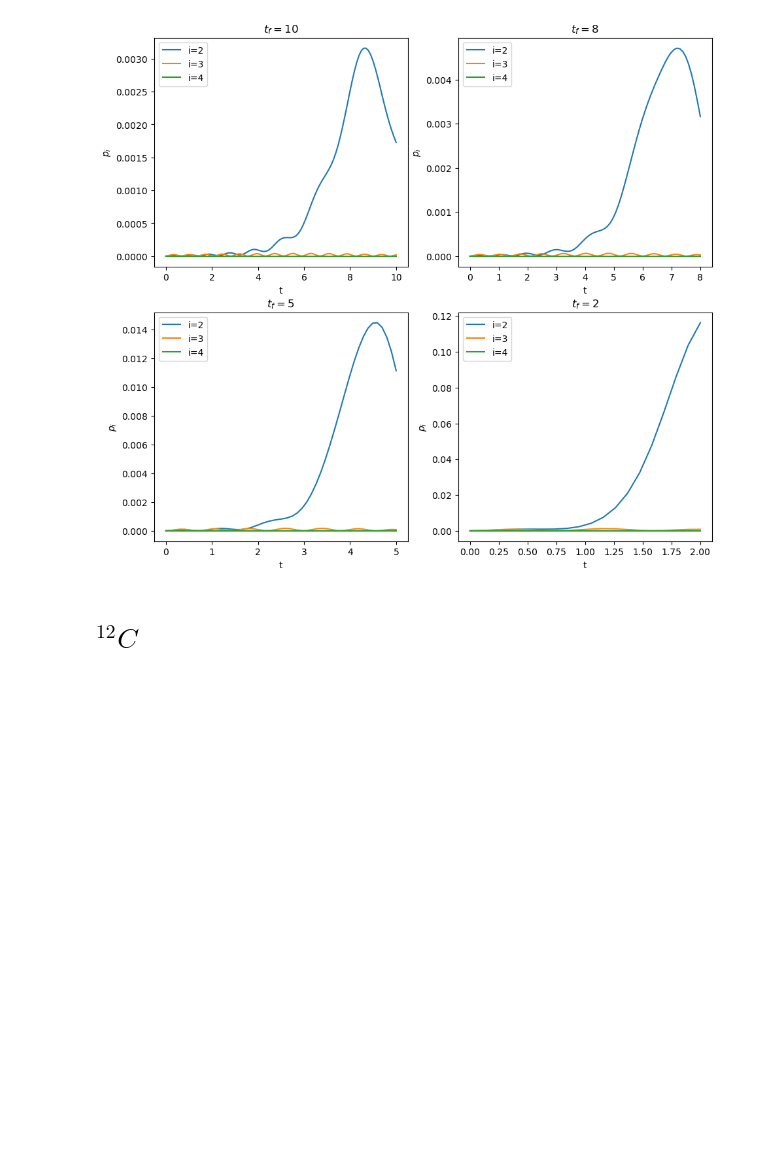
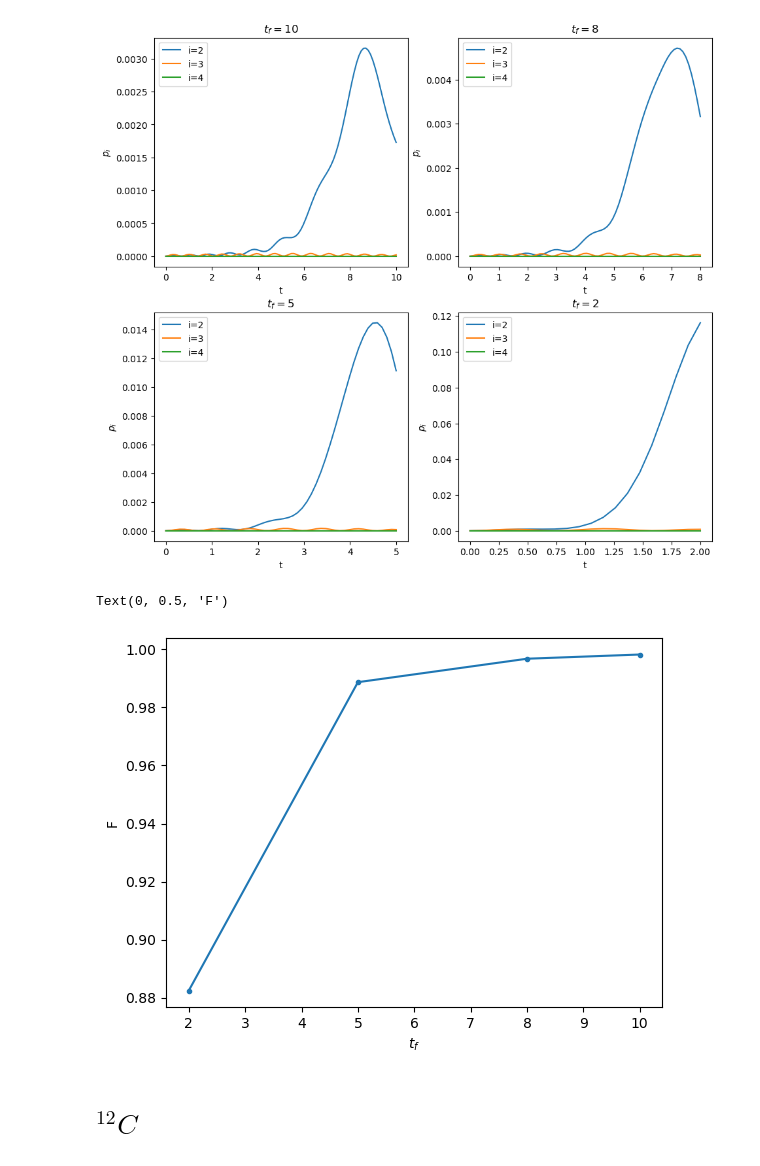
Before and after one commit to albertmolinaa/Quantum-Annealing-TFG, a Jupyter notebook: QuantumAnnealning_Albert.ipynb, the cells around one changed output. Cells and saved outputs as stored; diff of their text form; code cells hidden in the pictures; blank space fills up the shorter version.

```diff
--- a/QuantumAnnealning_Albert.ipynb
+++ b/QuantumAnnealning_Albert.ipynb
@@ -674,7 +698,7 @@ twobody_dict_twelve, _ = get_twobody_nuclearshell_model(file_name=p_shell)
 NSM_H_twelve.get_twobody_interaction(twobody_dict_twelve)
 NSM_H_twelve.get_hamiltonian() # Now we have the Target Hamiltonian ready
 
-egs_twelve, psigs = NSM_H_twelve.get_spectrum(n_states=1) # just the ground state (energy in MeV's)
+egs_twelve, psigs_twelve = NSM_H_twelve.get_spectrum(n_states=1) # just the ground state (energy in MeV's)
 print(f'GS energy = {egs_twelve[0]:.5} MeV')
 print(NSM_H_twelve.hamiltonian)
 # %% [output]
@@ -748,6 +775,7 @@ for i, t in enumerate(time10):
     prob_twelvearr.append(prob_twelve)
 prob_twelvearr10 = np.asarray(prob_twelvearr)
 spectrum_arr_twelve10 = np.asarray(spectrum_t_twelve)
+psigs_twelve10 = psi_twelve
 
 # We plot the energy along time
 plt.figure('12Be', figsize=(12,10))
@@ -779,6 +807,7 @@ for i, t in enumerate(time8):
     prob_twelvearr.append(prob_twelve)
 prob_twelvearr8 = np.asarray(prob_twelvearr)
 spectrum_arr_twelve8 = np.asarray(spectrum_t_twelve)
+psigs_twelve8 = psi_twelve
 
 # We plot the energy along time
 plt.subplot(222)
@@ -808,6 +837,7 @@ for i, t in enumerate(time5):
     prob_twelvearr.append(prob_twelve)
 prob_twelvearr5 = np.asarray(prob_twelvearr)
 spectrum_arr_twelve5 = np.asarray(spectrum_t_twelve)
+psigs_twelve5 = psi_twelve
 
 # We plot the energy along time
 plt.subplot(223)
@@ -837,6 +867,7 @@ for i, t in enumerate(time2):
     prob_twelvearr.append(prob_twelve)
 prob_twelvearr2 = np.asarray(prob_twelvearr)
 spectrum_arr_twelve2 = np.asarray(spectrum_t_twelve)
+psigs_twelve2 = psi_twelve
 
 # We plot the energy along time
 plt.subplot(224)
@@ -936,6 +967,22 @@ plt.legend()
 # %% [output]
 <matplotlib.legend.Legend at 0x...>
 [figure]
+# %%
+# FIDELITY PLOT
+tau = np.array([10., 8., 5., 2.])
+fid10 = np.linalg.norm(psigs_twelve10.conjugate().dot(psigs_twelve))**2.
+fid8 = np.linalg.norm(psigs_twelve8.conjugate().dot(psigs_twelve))**2.
+fid5 = np.linalg.norm(psigs_twelve5.conjugate().dot(psigs_twelve))**2.
+fid2 = np.linalg.norm(psigs_twelve2.conjugate().dot(psigs_twelve))**2.
+fid_twelve = np.array([fid10, fid8, fid5, fid2])
+
+plt.figure('fid_12Be')
+plt.plot(tau, fid_twelve, '.-')
+plt.xlabel('$t_f$')
+plt.ylabel('F')
+# %% [output]
+Text(0, 0.5, 'F')
+[figure, added]
 # %% [markdown]
 # $^{12}C$
 # %%
```
Also changed, not shown: parts of 36 cells of this notebook.
